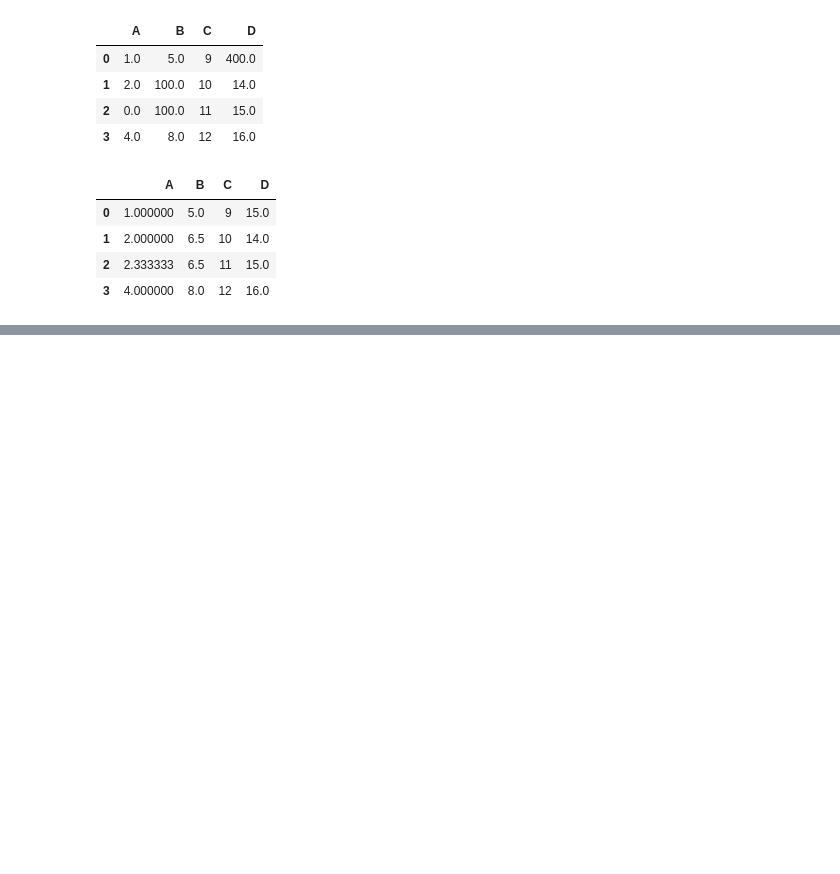
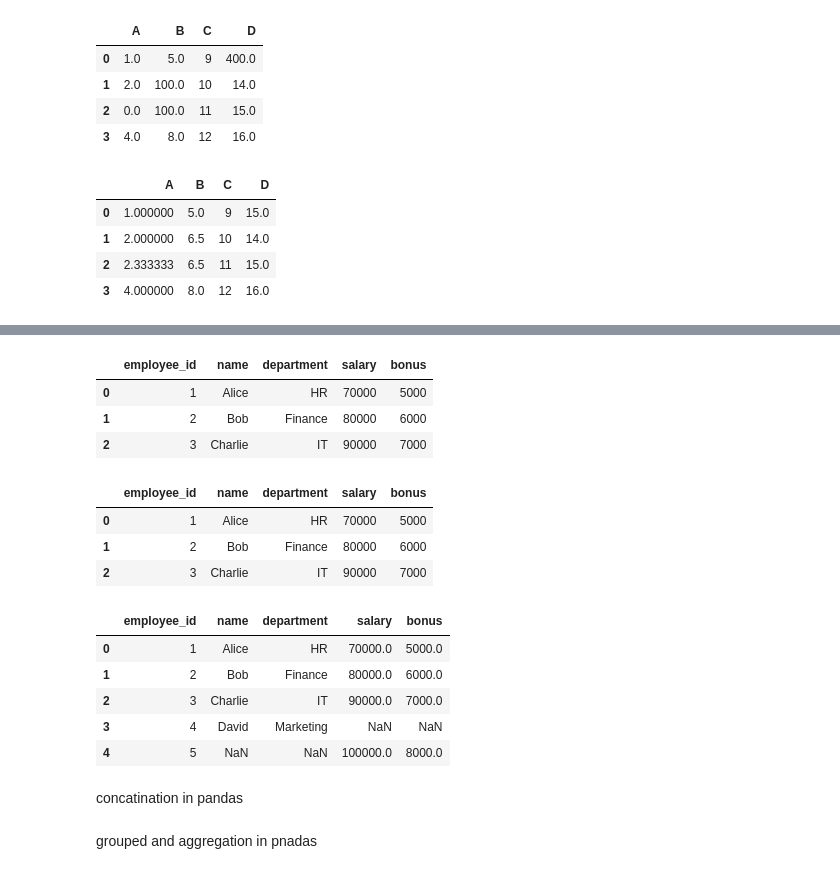
Before and after one commit to Ramishworsah/PythonBasicToAdvanced, a Jupyter notebook: pandas.ipynb, the cells around one changed output, grey strips where cells are left out. Cells and saved outputs as stored; diff of their text form; code cells hidden in the pictures; blank space fills up the shorter version.

```diff
--- a/pandas.ipynb
+++ b/pandas.ipynb
@@ -240,0 +389,12 @@ df.fillna(df.mean())
+# %%
+import pandas as pd
+employees = pd.DataFrame({
+    'employee_id': [1, 2, 3, 4],
+    'name': ['Alice', 'Bob', 'Charlie', 'David'],
+    'department': ['HR', 'Finance', 'IT', 'Marketing']})
+
+
+salaries = pd.DataFrame({
+    'employee_id': [1, 2, 3, 5],
+    'salary': [70000, 80000, 90000, 100000],
+    'bonus': [5000, 6000, 7000, 8000]})
@@ -240,0 +417,27 @@ df.fillna(df.mean())
+# %%
+pd.merge(employees, salaries, on='employee_id')
+# %% [output]
+|  | employee_id | name | department | salary | bonus |
+| 0 | 1 | Alice | HR | 70000 | 5000 |
+| 1 | 2 | Bob | Finance | 80000 | 6000 |
+| 2 | 3 | Charlie | IT | 90000 | 7000 |
+# %%
+pd.merge(employees,salaries,on='employee_id',how='inner')
+# %% [output]
+|  | employee_id | name | department | salary | bonus |
+| 0 | 1 | Alice | HR | 70000 | 5000 |
+| 1 | 2 | Bob | Finance | 80000 | 6000 |
+| 2 | 3 | Charlie | IT | 90000 | 7000 |
+# %%
+pd.merge(employees,salaries,on='employee_id',how='outer')
+# %% [output]
+|  | employee_id | name | department | salary | bonus |
+| 0 | 1 | Alice | HR | 70000.0 | 5000.0 |
+| 1 | 2 | Bob | Finance | 80000.0 | 6000.0 |
+| 2 | 3 | Charlie | IT | 90000.0 | 7000.0 |
+| 3 | 4 | David | Marketing | NaN | NaN |
+| 4 | 5 | NaN | NaN | 100000.0 | 8000.0 |
+# %% [markdown]
+concatination in pandas
+# %% [markdown]
+grouped and aggregation in pnadas
```
Also changed, not shown: parts of 35 cells of this notebook, 2 other files.
